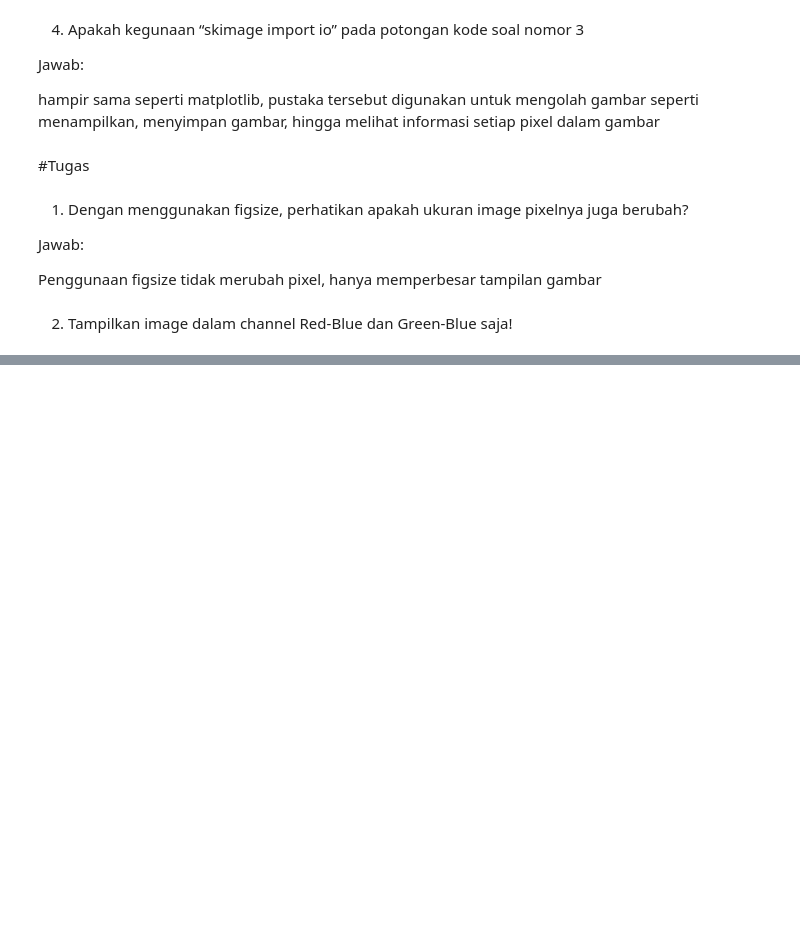
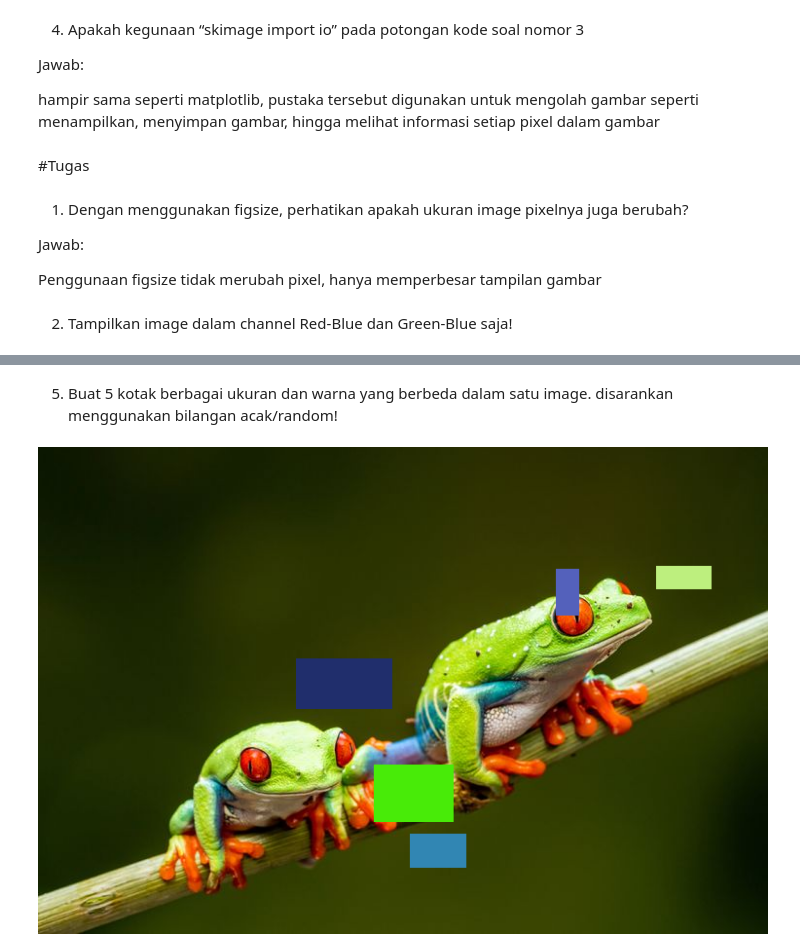
Before and after one commit to LeToyek/2141720085-pcvk-2023, a Jupyter notebook: Week02.ipynb, the cells around one changed output, grey strips where cells are left out. Saved outputs shown, nothing was run; the diff lists cells and outputs as text; code cells hidden in the pictures; blank space fills up the shorter version.

```diff
--- a/Week02.ipynb
+++ b/Week02.ipynb
@@ -175,0 +222,24 @@ cv2_imshow(img)
+# %% [markdown]
+5. Buat 5 kotak berbagai ukuran dan warna yang berbeda dalam satu image.
+disarankan menggunakan bilangan acak/random!
+# %%
+
+import numpy as np
+import random
+
+cp5_img = img.copy()
+height,width,_ = cp5_img.shape
+image = np.copy(cp5_img)
+
+for i in range(5):
+    x1 = random.randint(0, width - 50)
+    y1 = random.randint(0, height - 50)
+    x2 = x1 + random.randint(20, 100)
+    y2 = y1 + random.randint(20, 100)
+    color = (random.randint(0, 255), random.randint(0, 255), random.randint(0, 255))
+
+    cv.rectangle(image, (x1, y1), (x2, y2), color, -1)
+
+cv2_imshow( image)
+# %% [output]
+[figure, added]
```
Also changed, not shown: parts of 17 cells of this notebook.
